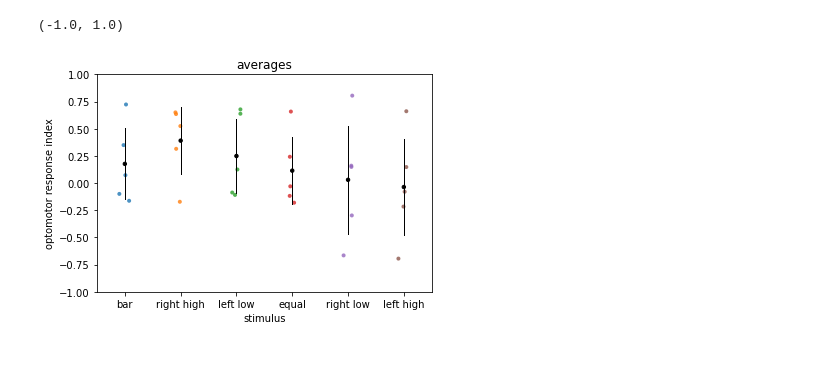
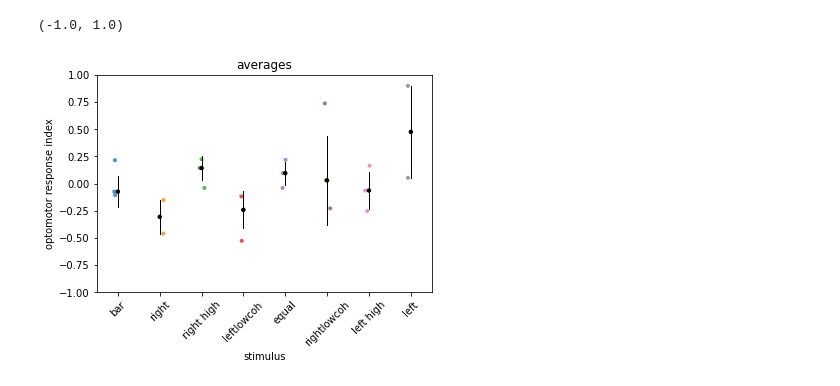
Before and after one commit to chiyu1203/bonfic, a Jupyter notebook: track_ball_notebook_laura_test.ipynb, the cells around one changed output. Drawn from its saved outputs; the diff is of its cells as text; code cells hidden in the pictures; blank space fills up the shorter version.

Commit message:
split with coherence

```diff
--- a/track_ball_notebook_laura_test.ipynb
+++ b/track_ball_notebook_laura_test.ipynb
@@ -10,8 +10,8 @@ import os
 data_list=[]
 input_path = 'Z:/DATA/experiment_trackball_Optomotor'
 dataset=os.listdir(input_path)
-exp_date= ['221103']
-exp_name='splitforward'
+exp_date= ['221124']
+exp_name='splitcohdens'
 for locust in dataset:
     locust_directory=input_path + '/' + locust
     file_list = os.listdir(locust_directory)
@@ -27,4 +27,4 @@ for locust in dataset:
 #if __name__ == '__main__':
 #    create_data_list(args.input_path,args.exp_name,args.exp_date)
 # %%
-data_list
+data_list=data_list[1::]
@@ -36,0 +31,2 @@ data_list
+# %%
+exp_name='splitcohdens'
@@ -452,10 +600,11 @@ percent of events under treshold
 ... (13 outputs left out)
 # %%
 ax =sns.stripplot(x="stimulus", y="optomotor response index", data=averages, dodge=True, jitter=True, alpha=.8, zorder=1, size=4)
-ax =sns.pointplot(x="stimulus", y="optomotor response index", ci='sd', data=averages, join=False, scale=0.5, zorder=100, color='black', errwidth=1)
+ax =sns.pointplot(x="stimulus", y="optomotor response index", ci='sd',estimator=np.median, data=averages, join=False, scale=0.5, zorder=100, color='black', errwidth=1)
 plt.title('averages')
+c
 plt.ylabel('optomotor response index')
 plt.ylim([-1, 1])
 # %% [output]
 (-1.0, 1.0)
-[figure, old version]
+[figure, new version]
```
Also changed, not shown: parts of 16 cells of this notebook.
